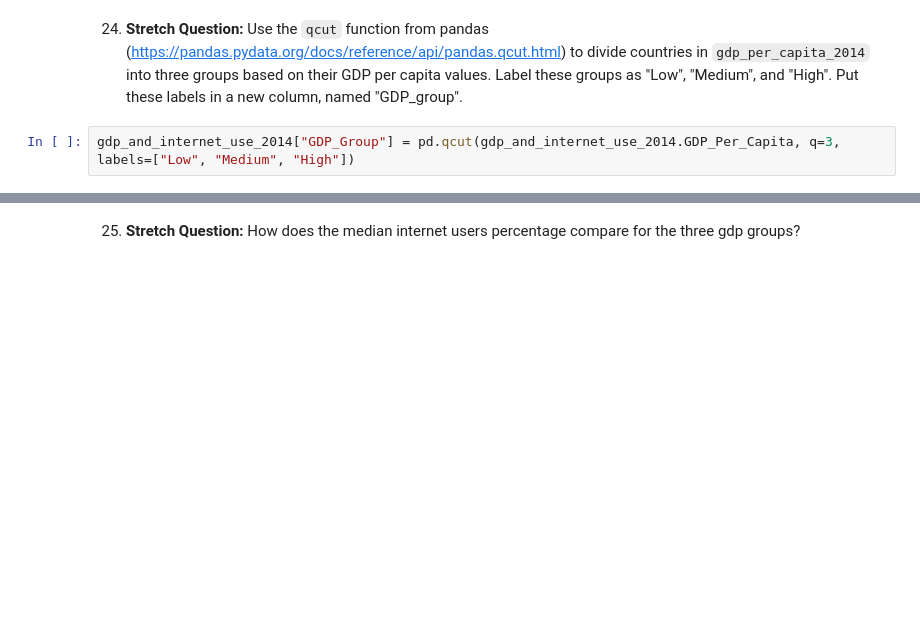
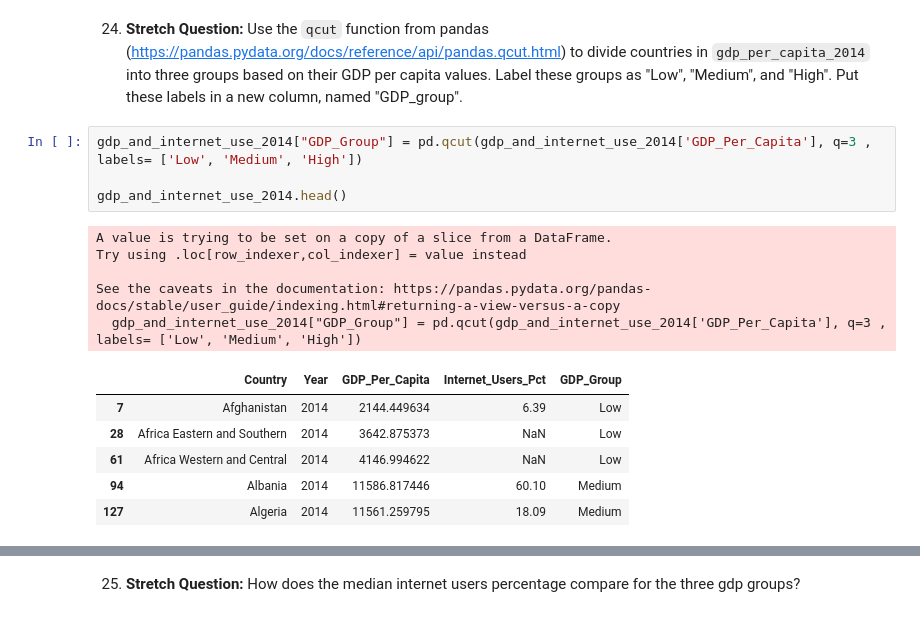
Before and after one commit to NSS-Data-Analytics-Cohort-10/gdp-and-internet-usage-elisianguyen, a Jupyter notebook: notebooks/gdp_and_internet_usage.ipynb, the cells around one changed output, grey strips where cells are left out. Saved outputs shown, nothing was run; the diff lists cells and outputs as text; blank space fills up the shorter version.

```diff
--- a/notebooks/gdp_and_internet_usage.ipynb
+++ b/notebooks/gdp_and_internet_usage.ipynb
@@ -476,4 +476,18 @@ plt.show()
 # %% [markdown]
 24. **Stretch Question:** Use the `qcut` function from pandas (https://pandas.pydata.org/docs/reference/api/pandas.qcut.html) to divide countries in `gdp_per_capita_2014` into three groups based on their GDP per capita values. Label these groups as "Low", "Medium", and "High". Put these labels in a new column, named "GDP_group".
-# %%
-gdp_and_internet_use_2014["GDP_Group"] = pd.qcut(gdp_and_internet_use_2014.GDP_Per_Capita, q=3, labels=["Low", "Medium", "High"])
+# %%
+gdp_and_internet_use_2014["GDP_Group"] = pd.qcut(gdp_and_internet_use_2014['GDP_Per_Capita'], q=3 , labels= ['Low', 'Medium', 'High'])
+
+gdp_and_internet_use_2014.head()
+# %% [output]
+A value is trying to be set on a copy of a slice from a DataFrame.
+Try using .loc[row_indexer,col_indexer] = value instead
+
+See the caveats in the documentation: https://pandas.pydata.org/pandas-docs/stable/user_guide/indexing.html#returning-a-view-versus-a-copy
+  gdp_and_internet_use_2014["GDP_Group"] = pd.qcut(gdp_and_internet_use_2014['GDP_Per_Capita'], q=3 , labels= ['Low', 'Medium', 'High'])
+|  | Country | Year | GDP_Per_Capita | Internet_Users_Pct | GDP_Group |
+| 7 | Afghanistan | 2014 | 2144.449634 | 6.39 | Low |
+| 28 | Africa Eastern and Southern | 2014 | 3642.875373 | NaN | Low |
+| 61 | Africa Western and Central | 2014 | 4146.994622 | NaN | Low |
+| 94 | Albania | 2014 | 11586.817446 | 60.10 | Medium |
+| 127 | Algeria | 2014 | 11561.259795 | 18.09 | Medium |
```
Also changed, not shown: parts of 13 cells of this notebook.
